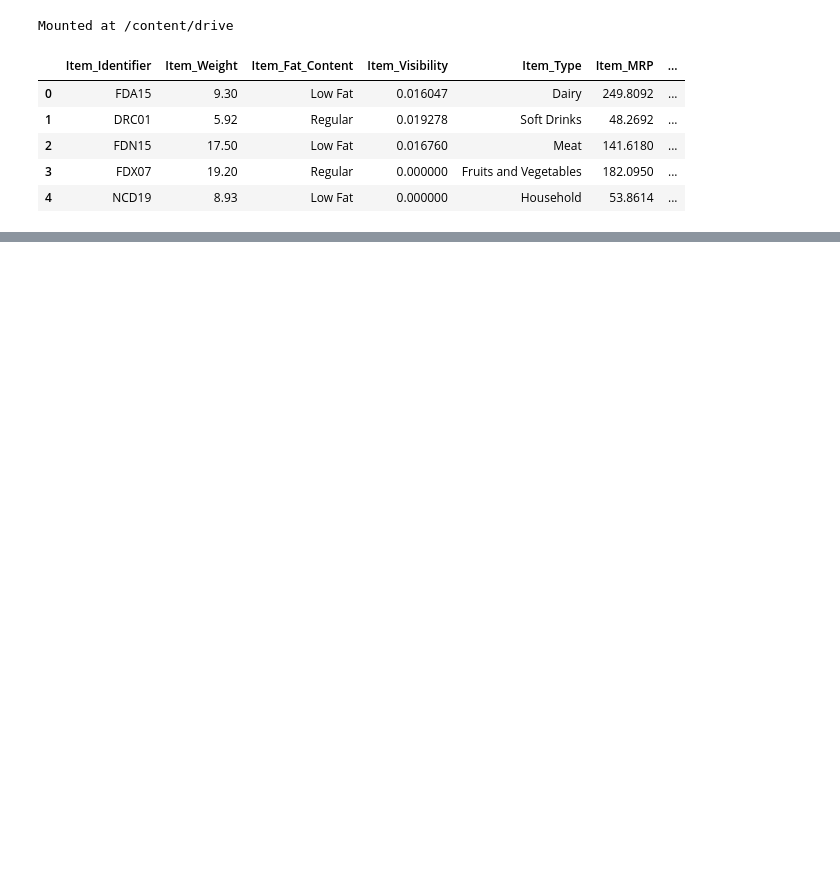
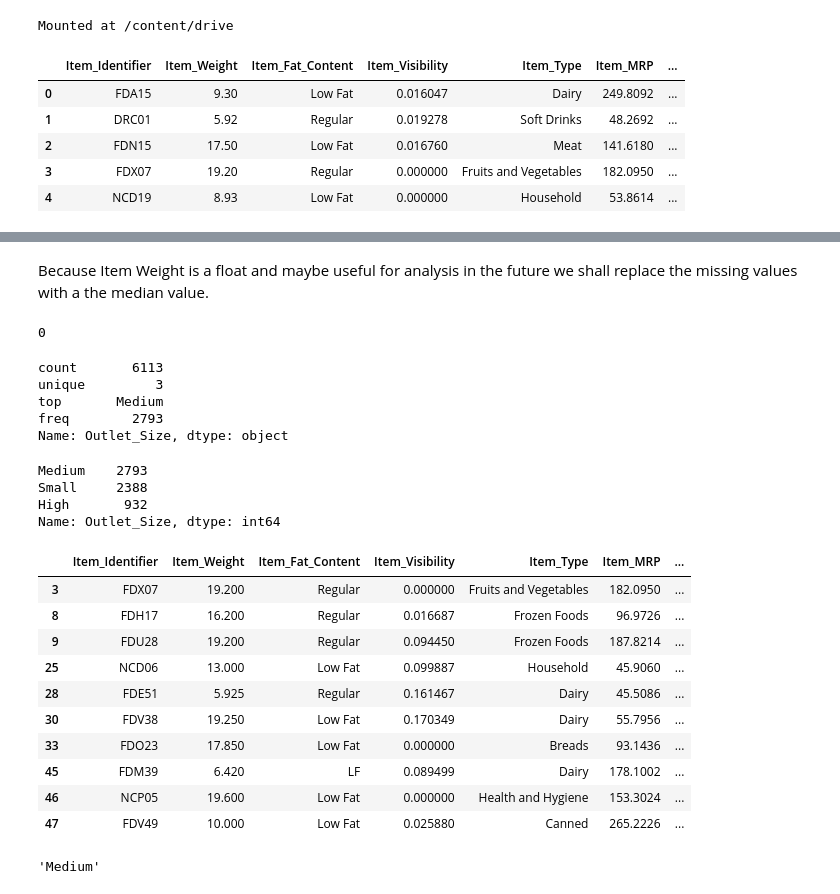
Before and after one commit to gatimo256/sales-predictions, a Jupyter notebook: Sales_Predictions.ipynb, the cells around one changed output, grey strips where cells are left out. Drawn from its saved outputs; the diff is of its cells as text; code cells hidden in the pictures; blank space fills up the shorter version.

```diff
--- a/Sales_Predictions.ipynb
+++ b/Sales_Predictions.ipynb
@@ -25,0 +123,47 @@ df.head()
+# %% [markdown]
+Because Item Weight is a float and maybe useful for analysis in the future we shall replace the missing values with a the median value.
+# %%
+#Find Median
+item_weight_median = df['Item_Weight'].median()
+# %%
+df['Item_Weight'].fillna(item_weight_median, inplace=True)
+df['Item_Weight'].isna().sum()
+# %% [output]
+0
+# %%
+df['Outlet_Size'].describe()
+# %% [output]
+count       6113
+unique         3
+top       Medium
+freq        2793
+Name: Outlet_Size, dtype: object
+# %%
+df['Outlet_Size'].value_counts()
+# %% [output]
+Medium    2793
+Small     2388
+High       932
+Name: Outlet_Size, dtype: int64
+# %%
+#Checking for patterns in the Outlet_Size null values
+outlet_size_is_null_filter = df['Outlet_Size'].isnull() == True
+df[outlet_size_is_null_filter].head(10)
+# %% [output]
+|  | Item_Identifier | Item_Weight | Item_Fat_Content | Item_Visibility | Item_Type | Item_MRP | ... |
+| 3 | FDX07 | 19.200 | Regular | 0.000000 | Fruits and Vegetables | 182.0950 | ... |
+| 8 | FDH17 | 16.200 | Regular | 0.016687 | Frozen Foods | 96.9726 | ... |
+| 9 | FDU28 | 19.200 | Regular | 0.094450 | Frozen Foods | 187.8214 | ... |
+| 25 | NCD06 | 13.000 | Low Fat | 0.099887 | Household | 45.9060 | ... |
+| 28 | FDE51 | 5.925 | Regular | 0.161467 | Dairy | 45.5086 | ... |
+| 30 | FDV38 | 19.250 | Low Fat | 0.170349 | Dairy | 55.7956 | ... |
+| 33 | FDO23 | 17.850 | Low Fat | 0.000000 | Breads | 93.1436 | ... |
+| 45 | FDM39 | 6.420 | LF | 0.089499 | Dairy | 178.1002 | ... |
+| 46 | NCP05 | 19.600 | Low Fat | 0.000000 | Health and Hygiene | 153.3024 | ... |
+| 47 | FDV49 | 10.000 | Low Fat | 0.025880 | Canned | 265.2226 | ... |
+# %%
+#Because Outlet Size is a categorical feature, we shall use mode(the most frequent value) to replace missing values
+outlet_size_mode = df['Outlet_Size'].mode()[0]
+outlet_size_mode
+# %% [output]
+'Medium'
```
Also changed, not shown: parts of 29 cells of this notebook.
